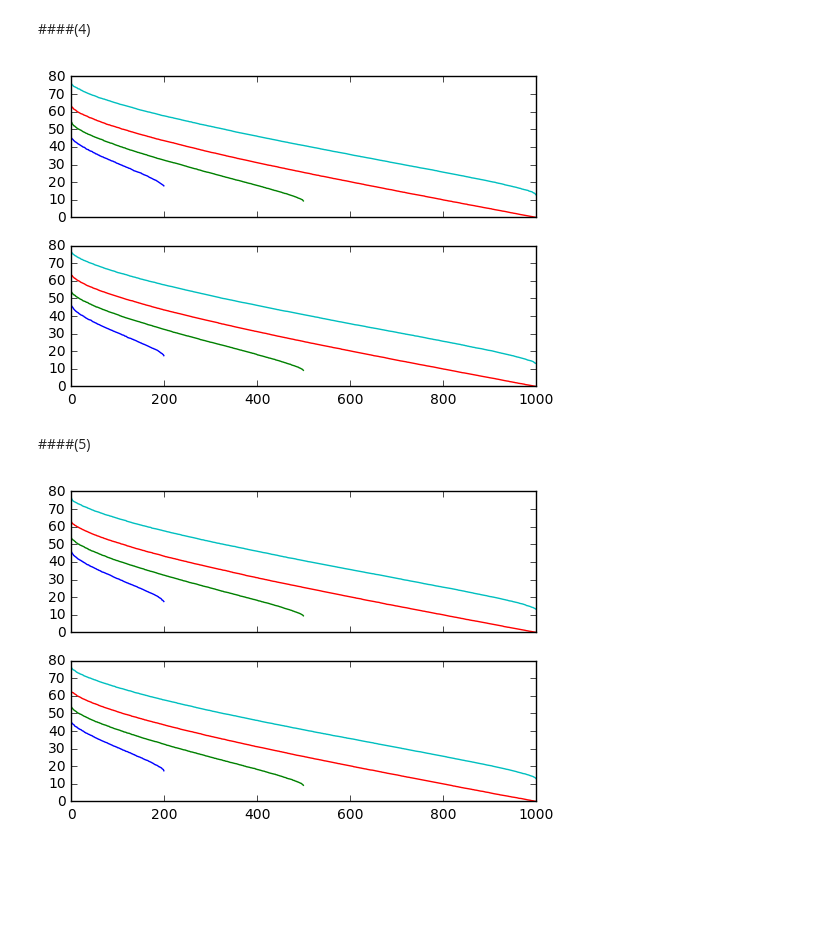
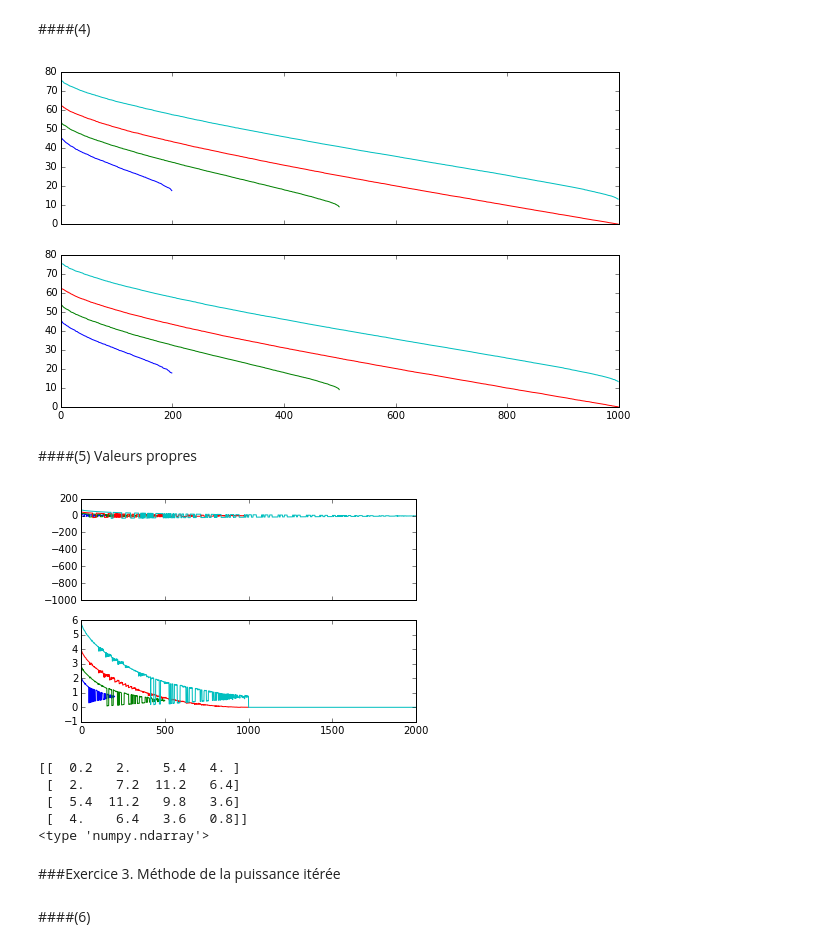
Before and after one commit to DemiFr/SD204-TP-SVD-PCA, a Jupyter notebook: LI_YANTING_0.ipynb, the cells around one changed output. Drawn from its saved outputs; the diff is of its cells as text; code cells hidden in the pictures; blank space fills up the shorter version.

```diff
--- a/LI_YANTING_0.ipynb
+++ b/LI_YANTING_0.ipynb
@@ -72,54 +74,73 @@ On voit que quand on utilise la dimention de 2000, le temps d'exécution est bea
 ####(3)
 Pour cette question, la loi de poisson et la loi exponentielle sont choisies. Les moyennes sont mis nulle par moins 1 pour chaque élément dans une matrice comme ci-dessous:
 # %%
-#shape: k = 4  scale: theata = 0.5
 X_poi = np.random.poisson(1, size = (n,p)) - 1
 X_exp = np.random.exponential(1,size = (n,p)) - 1
-X_gam = np.random.gamma(shape = 4, scale = 0.5, size = (n,p)) -1
+#shape: k = 4  scale: theata = 0.5
+#X_gam = np.random.gamma(shape = 4, scale = 0.5, size = (n,p)) -1
 # %% [markdown]
 ####(4)
 # %%
 n = 1000
 p_array = [200,500,1000,2000]
 '''
+figure,ax = plt.subplots(2, sharex = True)
 for p in p_array:
-    X_gam = np.random.gamma(shape = 4, scale = 0.5, size = (n,p)) - 1
+    X_gam = np.random.gamma(shape = 4, scale = 0.5, size = (n,p)) - 2
     s_gam = np.linalg.svd(X_gam, full_matrices=1,compute_uv=0)
-    plt.plot(s_gam)
-show()
+    ax[0].plot(s_gam)
 for p in p_array:
-    X_nor = np.random.randn(n,p) + 1
+    X_nor = np.random.randn(n,p)
     s_nor = np.linalg.svd(X_nor, full_matrices=1,compute_uv=0)
-    plt.plot(s_nor)
+    ax[1].plot(s_nor)
 '''
-figure,ax = plt.subplots(2, sharex = True)
+#figure,ax = plt.subplots(2, sharex = True)
+fig, axes = plt.subplots(2,1, sharex = True, figsize=(10,6))
 for p in p_array:
     X_poi = np.random.poisson(1, size = (n,p)) - 1
     s_poi = np.linalg.svd(X_poi, full_matrices=1,compute_uv=0)
-    ax[0].plot(s_poi)
+    axes[0].plot(s_poi)
 for p in p_array:
     X_exp = np.random.exponential(1, size = (n,p)) - 1
     s_exp = np.linalg.svd(X_exp, full_matrices=1,compute_uv=0)
-    ax[1].plot(s_exp)
-show()
+    axes[1].plot(s_exp)
+plt.show()
 # %% [output]
-[figure, old version]
+[figure, new version]
 # %% [markdown]
-####(5)
+####(5) Valeurs propres
 # %%
-'''
-n = 1000
-p_array = [200,500,1000,2000]
-figure,ax = plt.subplots(2, sharex = True)
+fig, axes = plt.subplots(2,1, sharex = True)
 for p in p_array:
-    X_gam = np.random.gamma(shape = 4, scale = 0.5, size = (n,p)) - 2
-    s_gam = np.linalg.svd(X_gam, full_matrices=1,compute_uv=0)
-    ax[0].plot(s_gam)
+    X_poi = np.random.poisson(1, size = (n,p)) - 1
+    X = np.dot(X_poi.T,X_poi)/n
+    evals, evecs = linalg.eig(X)
+    axes[0].plot(evals)
 for p in p_array:
-    X_nor = np.random.randn(n,p)
-    s_nor = np.linalg.svd(X_nor, full_matrices=1,compute_uv=0)
-    ax[1].plot(s_nor)
+    X_exp = np.random.exponential(1, size = (n,p)) - 1
+    X = np.dot(X_exp.T,X_exp)/n
+    evals, evecs = linalg.eig(X)
+    axes[1].plot(evals)
 plt.show()
-'''
 # %% [output]
-[figure, old version]
+[figure, new version]
+# %%
+#a = np.ones(shape=(5,2))
+#a = np.matrix('1 2 3 4;5 6 7 8;9 8 7 6;5 4 3 2')     #<class 'numpy.matrixlib.defmatrix.matrix'>
+a = np.array([[1,2,3,4],
+              [5,6,7,8],
+              [9,8,7,6],
+              [5,4,3,2.]])                             #<type 'numpy.ndarray'>
+evals, evecs = linalg.eig(a)
+print a.T*a/5
+print type(a.T*a/5)
+# %% [output]
+[[  0.2   2.    5.4   4. ]
+ [  2.    7.2  11.2   6.4]
+ [  5.4  11.2   9.8   3.6]
+ [  4.    6.4   3.6   0.8]]
+<type 'numpy.ndarray'>
+# %% [markdown]
+###Exercice 3. Méthode de la puissance itérée
+# %% [markdown]
+####(6)
```
Also changed, not shown: parts of 4 cells of this notebook.
